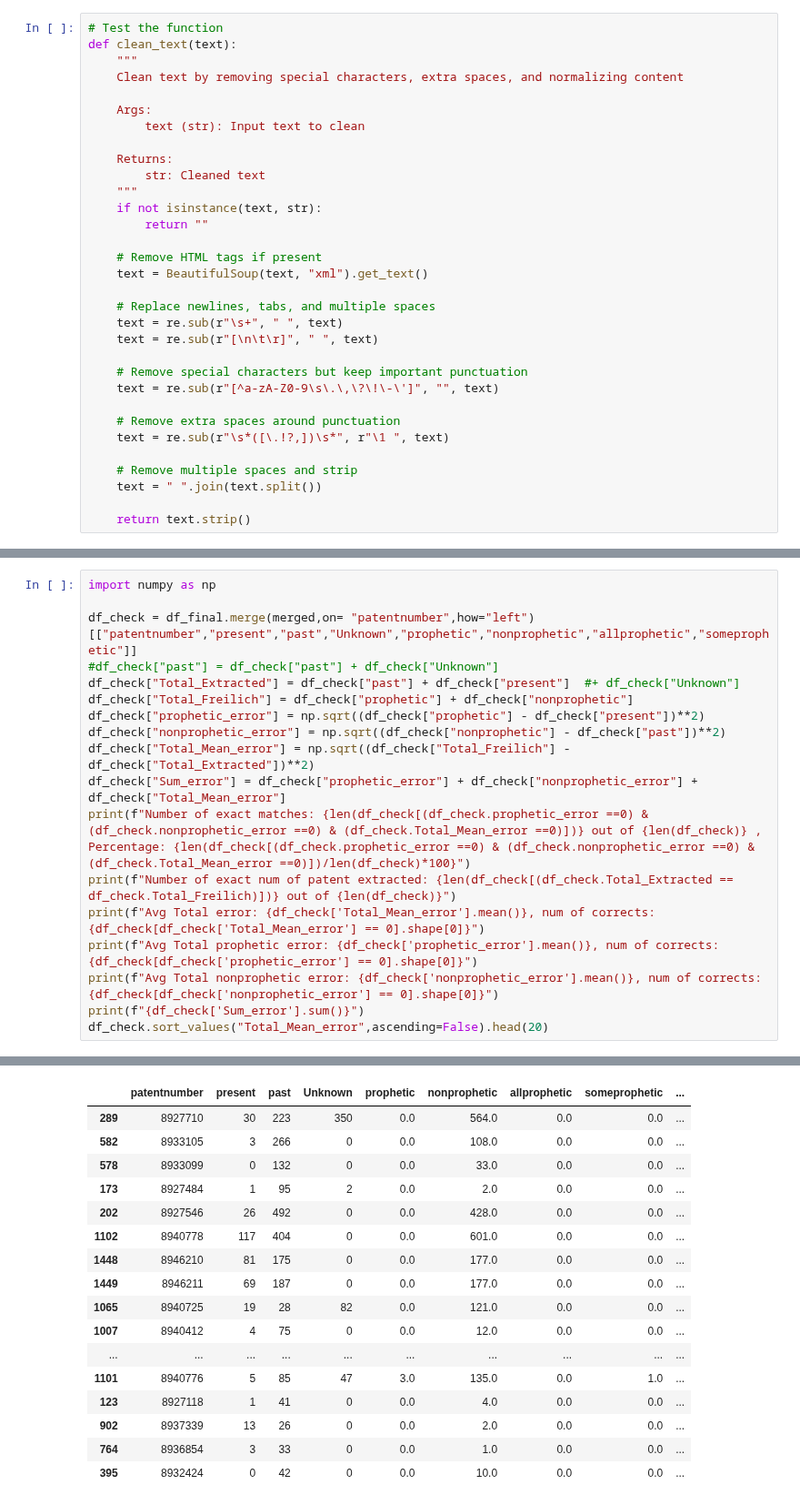
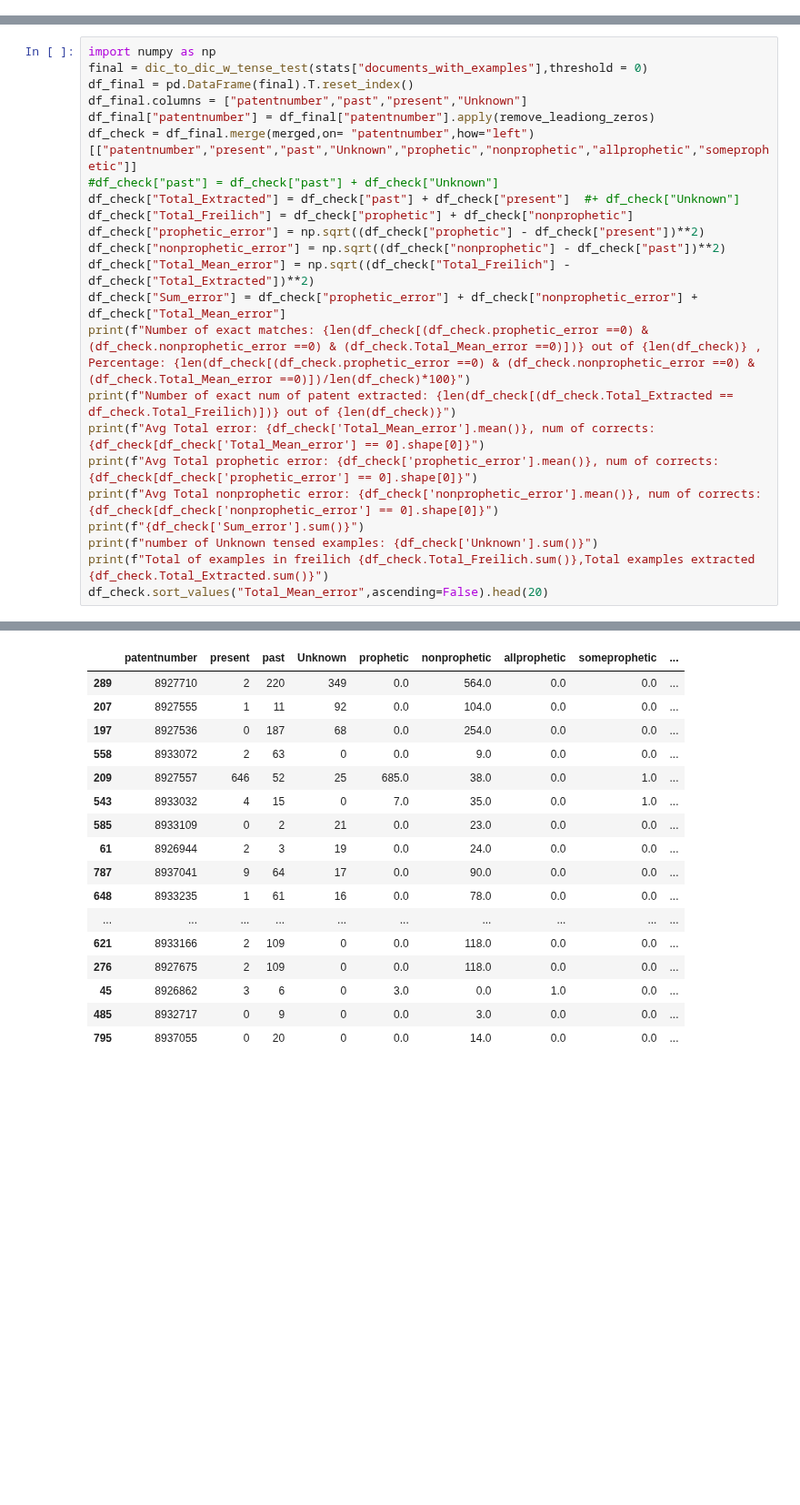
Before and after one commit to AmirMohammadiKarbalaei/prophetic_patents, a Jupyter notebook: notebooks/Algo_testing.ipynb, the cells around one changed output, grey strips where cells are left out. Shown at 91% size. Drawn from its saved outputs; the diff is of its cells as text; blank space fills up the shorter version.

```diff
--- a/notebooks/Algo_testing.ipynb
+++ b/notebooks/Algo_testing.ipynb
@@ -9,32 +0,0 @@ import requests
-# %%
-# Test the function
-def clean_text(text):
-    """
-    Clean text by removing special characters, extra spaces, and normalizing content
-
-    Args:
-        text (str): Input text to clean
-
-    Returns:
-        str: Cleaned text
-    """
-    if not isinstance(text, str):
-        return ""
-
-    # Remove HTML tags if present
-    text = BeautifulSoup(text, "xml").get_text()
-
-    # Replace newlines, tabs, and multiple spaces
-    text = re.sub(r"\s+", " ", text)
-    text = re.sub(r"[\n\t\r]", " ", text)
-
-    # Remove special characters but keep important punctuation
-    text = re.sub(r"[^a-zA-Z0-9\s\.\,\?\!\-\']", "", text)
-
-    # Remove extra spaces around punctuation
-    text = re.sub(r"\s*([\.!?,])\s*", r"\1 ", text)
-
-    # Remove multiple spaces and strip
-    text = " ".join(text.split())
-
-    return text.strip()
@@ -1130,6 +223,9 @@ doc_w_exp["08937339"]
 # %%
 import numpy as np
-
+final = dic_to_dic_w_tense_test(stats["documents_with_examples"],threshold = 0)
+df_final = pd.DataFrame(final).T.reset_index()
+df_final.columns = ["patentnumber","past","present","Unknown"]
+df_final["patentnumber"] = df_final["patentnumber"].apply(remove_leadiong_zeros)
 df_check = df_final.merge(merged,on= "patentnumber",how="left")[["patentnumber","present","past","Unknown","prophetic","nonprophetic","allprophetic","someprophetic"]]
 #df_check["past"] = df_check["past"] + df_check["Unknown"]
 df_check["Total_Extracted"] = df_check["past"] + df_check["present"]  #+ df_check["Unknown"]
@@ -1144,5 +240,7 @@ print(f"Avg Total error: {df_check['Total_Mean_error'].mean()}, num of corrects:
 print(f"Avg Total prophetic error: {df_check['prophetic_error'].mean()}, num of corrects: {df_check[df_check['prophetic_error'] == 0].shape[0]}")
 print(f"Avg Total nonprophetic error: {df_check['nonprophetic_error'].mean()}, num of corrects: {df_check[df_check['nonprophetic_error'] == 0].shape[0]}")
 print(f"{df_check['Sum_error'].sum()}")
+print(f"number of Unknown tensed examples: {df_check['Unknown'].sum()}")
+print(f"Total of examples in freilich {df_check.Total_Freilich.sum()},Total examples extracted {df_check.Total_Extracted.sum()}")
 df_check.sort_values("Total_Mean_error",ascending=False).head(20)
 # %% [output]
@@ -1155,17 +255,17 @@ Avg Total nonprophetic error: 3.8365384615384617, num of corrects: 456
 |  | patentnumber | present | past | Unknown | prophetic | nonprophetic | allprophetic | someprophetic | ... |
-| 289 | 8927710 | 30 | 223 | 350 | 0.0 | 564.0 | 0.0 | 0.0 | ... |
-| 582 | 8933105 | 3 | 266 | 0 | 0.0 | 108.0 | 0.0 | 0.0 | ... |
-| 578 | 8933099 | 0 | 132 | 0 | 0.0 | 33.0 | 0.0 | 0.0 | ... |
-| 173 | 8927484 | 1 | 95 | 2 | 0.0 | 2.0 | 0.0 | 0.0 | ... |
-| 202 | 8927546 | 26 | 492 | 0 | 0.0 | 428.0 | 0.0 | 0.0 | ... |
-| 1102 | 8940778 | 117 | 404 | 0 | 0.0 | 601.0 | 0.0 | 0.0 | ... |
-| 1448 | 8946210 | 81 | 175 | 0 | 0.0 | 177.0 | 0.0 | 0.0 | ... |
-| 1449 | 8946211 | 69 | 187 | 0 | 0.0 | 177.0 | 0.0 | 0.0 | ... |
-| 1065 | 8940725 | 19 | 28 | 82 | 0.0 | 121.0 | 0.0 | 0.0 | ... |
-| 1007 | 8940412 | 4 | 75 | 0 | 0.0 | 12.0 | 0.0 | 0.0 | ... |
+| 289 | 8927710 | 2 | 220 | 349 | 0.0 | 564.0 | 0.0 | 0.0 | ... |
+| 207 | 8927555 | 1 | 11 | 92 | 0.0 | 104.0 | 0.0 | 0.0 | ... |
+| 197 | 8927536 | 0 | 187 | 68 | 0.0 | 254.0 | 0.0 | 0.0 | ... |
+| 558 | 8933072 | 2 | 63 | 0 | 0.0 | 9.0 | 0.0 | 0.0 | ... |
+| 209 | 8927557 | 646 | 52 | 25 | 685.0 | 38.0 | 0.0 | 1.0 | ... |
+| 543 | 8933032 | 4 | 15 | 0 | 7.0 | 35.0 | 0.0 | 1.0 | ... |
+| 585 | 8933109 | 0 | 2 | 21 | 0.0 | 23.0 | 0.0 | 0.0 | ... |
+| 61 | 8926944 | 2 | 3 | 19 | 0.0 | 24.0 | 0.0 | 0.0 | ... |
+| 787 | 8937041 | 9 | 64 | 17 | 0.0 | 90.0 | 0.0 | 0.0 | ... |
+| 648 | 8933235 | 1 | 61 | 16 | 0.0 | 78.0 | 0.0 | 0.0 | ... |
 | ... | ... | ... | ... | ... | ... | ... | ... | ... | ... |
-| 1101 | 8940776 | 5 | 85 | 47 | 3.0 | 135.0 | 0.0 | 1.0 | ... |
-| 123 | 8927118 | 1 | 41 | 0 | 0.0 | 4.0 | 0.0 | 0.0 | ... |
-| 902 | 8937339 | 13 | 26 | 0 | 0.0 | 2.0 | 0.0 | 0.0 | ... |
-| 764 | 8936854 | 3 | 33 | 0 | 0.0 | 1.0 | 0.0 | 0.0 | ... |
-| 395 | 8932424 | 0 | 42 | 0 | 0.0 | 10.0 | 0.0 | 0.0 | ... |
+| 621 | 8933166 | 2 | 109 | 0 | 0.0 | 118.0 | 0.0 | 0.0 | ... |
+| 276 | 8927675 | 2 | 109 | 0 | 0.0 | 118.0 | 0.0 | 0.0 | ... |
+| 45 | 8926862 | 3 | 6 | 0 | 3.0 | 0.0 | 1.0 | 0.0 | ... |
+| 485 | 8932717 | 0 | 9 | 0 | 0.0 | 3.0 | 0.0 | 0.0 | ... |
+| 795 | 8937055 | 0 | 20 | 0 | 0.0 | 14.0 | 0.0 | 0.0 | ... |
```
Also changed, not shown: parts of 17 cells of this notebook.
